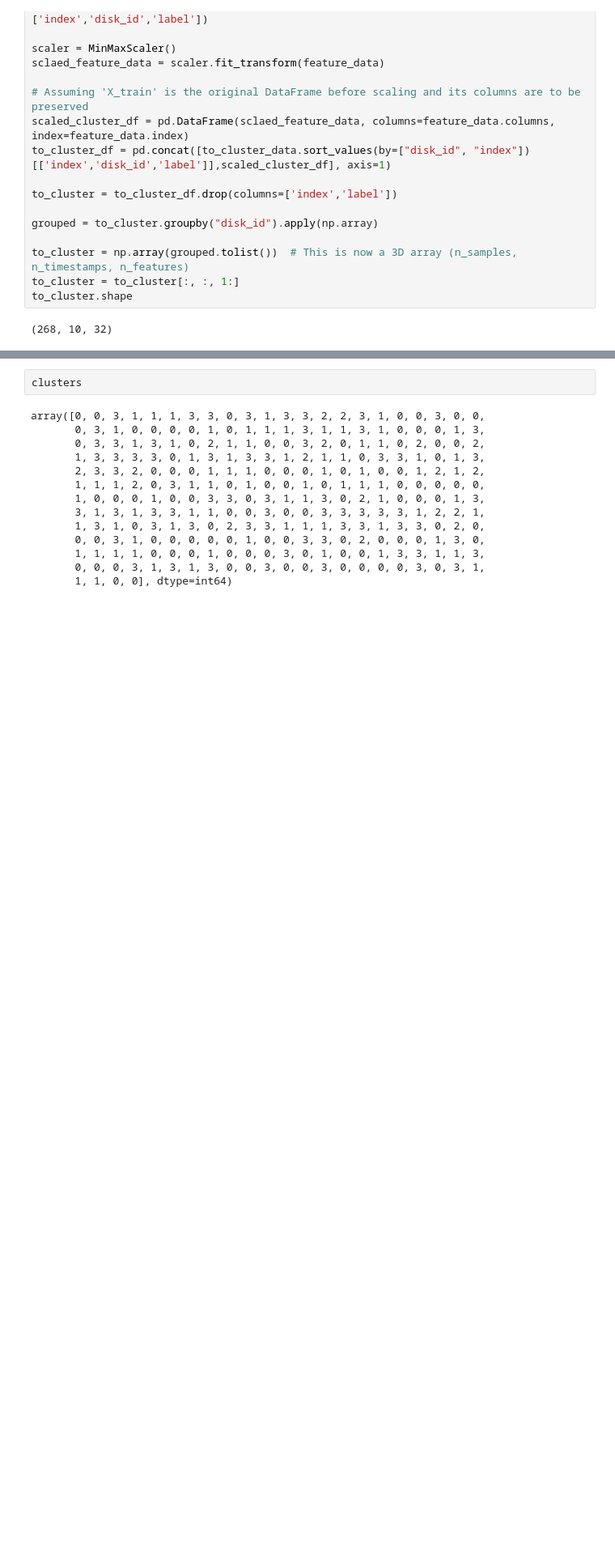
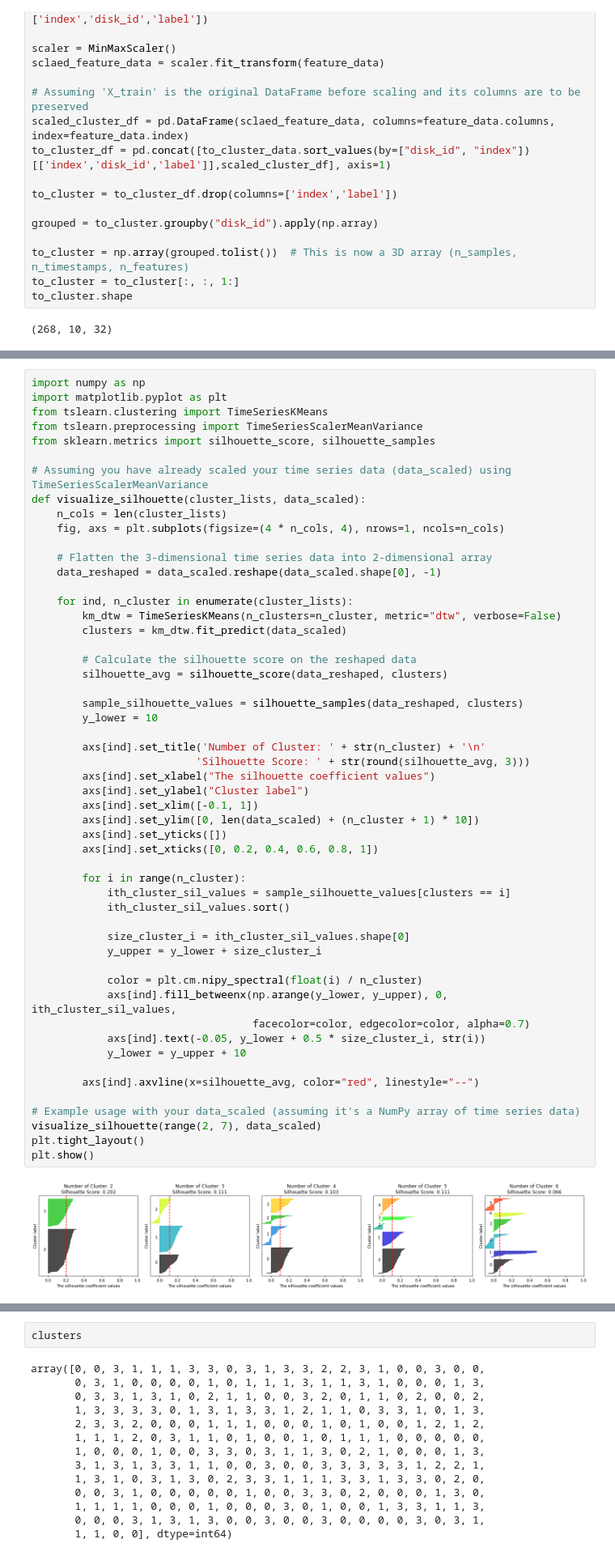
Before and after one commit to passion3659/ssd-failure, a Jupyter notebook: MB1_Clustering.ipynb, the cells around one changed output, grey strips where cells are left out. Shown at 81% size. Cells and saved outputs as stored; diff of their text form; blank space fills up the shorter version.

```diff
--- a/MB1_Clustering.ipynb
+++ b/MB1_Clustering.ipynb
@@ -212,0 +249,55 @@ to_cluster.shape
+# %%
+import numpy as np
+import matplotlib.pyplot as plt
+from tslearn.clustering import TimeSeriesKMeans
+from tslearn.preprocessing import TimeSeriesScalerMeanVariance
+from sklearn.metrics import silhouette_score, silhouette_samples
+
+# Assuming you have already scaled your time series data (data_scaled) using TimeSeriesScalerMeanVariance
+def visualize_silhouette(cluster_lists, data_scaled):
+    n_cols = len(cluster_lists)
+    fig, axs = plt.subplots(figsize=(4 * n_cols, 4), nrows=1, ncols=n_cols)
+
+    # Flatten the 3-dimensional time series data into 2-dimensional array
+    data_reshaped = data_scaled.reshape(data_scaled.shape[0], -1)
+
+    for ind, n_cluster in enumerate(cluster_lists):
+        km_dtw = TimeSeriesKMeans(n_clusters=n_cluster, metric="dtw", verbose=False)
+        clusters = km_dtw.fit_predict(data_scaled)
+
+        # Calculate the silhouette score on the reshaped data
+        silhouette_avg = silhouette_score(data_reshaped, clusters)
+
+        sample_silhouette_values = silhouette_samples(data_reshaped, clusters)
+        y_lower = 10
+
+        axs[ind].set_title('Number of Cluster: ' + str(n_cluster) + '\n'
+                          'Silhouette Score: ' + str(round(silhouette_avg, 3)))
+        axs[ind].set_xlabel("The silhouette coefficient values")
+        axs[ind].set_ylabel("Cluster label")
+        axs[ind].set_xlim([-0.1, 1])
+        axs[ind].set_ylim([0, len(data_scaled) + (n_cluster + 1) * 10])
+        axs[ind].set_yticks([])
+        axs[ind].set_xticks([0, 0.2, 0.4, 0.6, 0.8, 1])
+
+        for i in range(n_cluster):
+            ith_cluster_sil_values = sample_silhouette_values[clusters == i]
+            ith_cluster_sil_values.sort()
+
+            size_cluster_i = ith_cluster_sil_values.shape[0]
+            y_upper = y_lower + size_cluster_i
+
+            color = plt.cm.nipy_spectral(float(i) / n_cluster)
+            axs[ind].fill_betweenx(np.arange(y_lower, y_upper), 0, ith_cluster_sil_values,
+                                   facecolor=color, edgecolor=color, alpha=0.7)
+            axs[ind].text(-0.05, y_lower + 0.5 * size_cluster_i, str(i))
+            y_lower = y_upper + 10
+
+        axs[ind].axvline(x=silhouette_avg, color="red", linestyle="--")
+
+# Example usage with your data_scaled (assuming it's a NumPy array of time series data)
+visualize_silhouette(range(2, 7), data_scaled)
+plt.tight_layout()
+plt.show()
+# %% [output]
+[figure, added]
```
Also changed, not shown: parts of 9 cells of this notebook.
